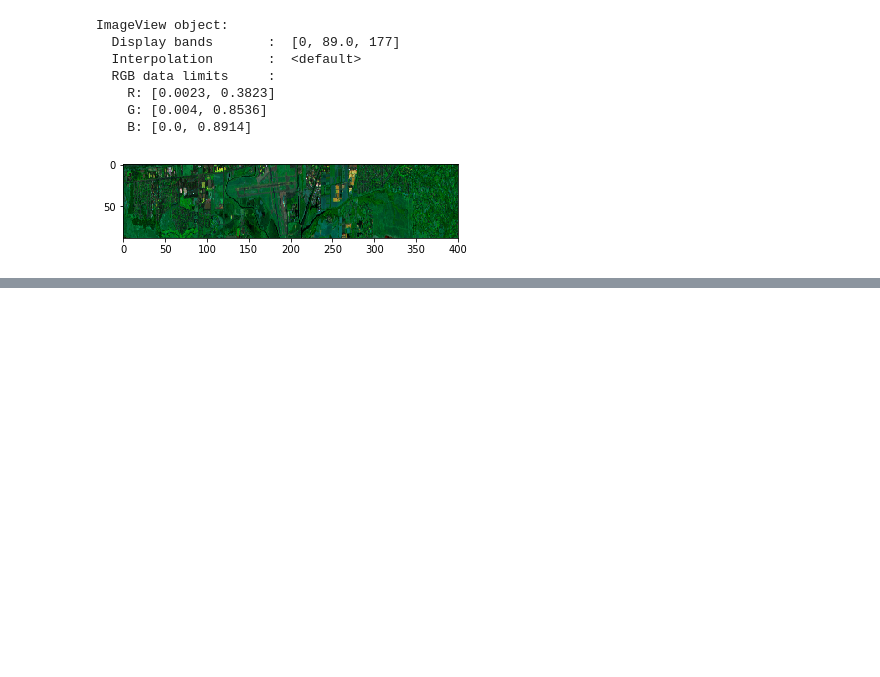
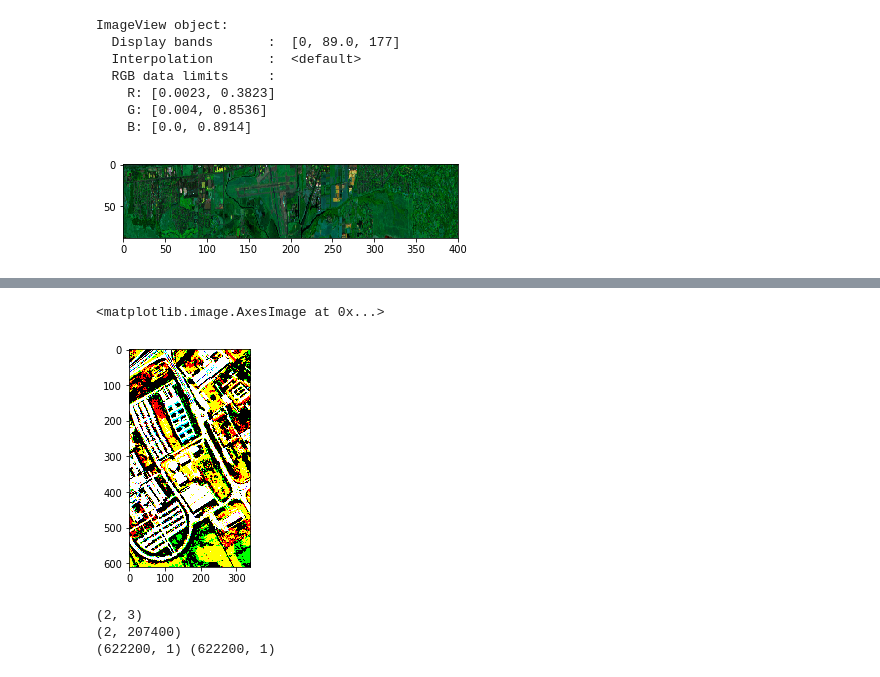
Before and after one commit to rachit-ranjan16/ImSegClust, a Jupyter notebook: Clustering 1 .ipynb, the cells around one changed output, grey strips where cells are left out. Cells and saved outputs as stored; diff of their text form; code cells hidden in the pictures; blank space fills up the shorter version.

```diff
--- a/Clustering 1 .ipynb
+++ b/Clustering 1 .ipynb
@@ -110,0 +129,23 @@ from sklearn
+# %%
+def k_means_clustering(inp=pavia['rgb'], n_clusters=2):
+    if inp is None:
+        print("Empty Input. Exiting")
+    k_means = KMeans(n_clusters=n_clusters)
+    k_means.fit(inp.reshape((-1,1)))
+    inp_clustered = k_means.labels_.astype(float)
+    inp_clustered.shape = inp.shape
+    return inp_clustered
+# %%
+plt.figure(12)
+plt.subplot(1,4,1)
+plt.imshow(pavia['rgb'])
+plt.subplot(1,4,2)
+plt.imshow(pavia['ground_truth'])
+plt.subplot(1,4,3)
+clust = k_means_clustering(n_clusters=3)
+plt.imshow(ski.color.rgb2grey(clust))
+plt.subplot(1,4,4)
+plt.imshow(pavia['ground_truth_mask'])
+plt.title('Structural Similarity Between Clustered O/P and Ground Truth %r' %
+         ski.measure.compare_ssim(pavia['ground_truth'].astype(float), ski.color.rgb2grey(clust)))
+plt.show()
@@ -110,0 +184,15 @@ from sklearn
+# %%
+
+clust.shape = inp_image.shape
+plt.imshow(clust)
+# %% [output]
+<matplotlib.image.AxesImage at 0x...>
+[figure, added]
+# %%
+print(centers.shape)
+print(u.shape)
+print(inp_image.reshape(-1,1).shape, inp_image.reshape(1,-1).T.shape)
+# %% [output]
+(2, 3)
+(2, 207400)
+(622200, 1) (622200, 1)
```
Also changed, not shown: parts of 7 cells of this notebook.
